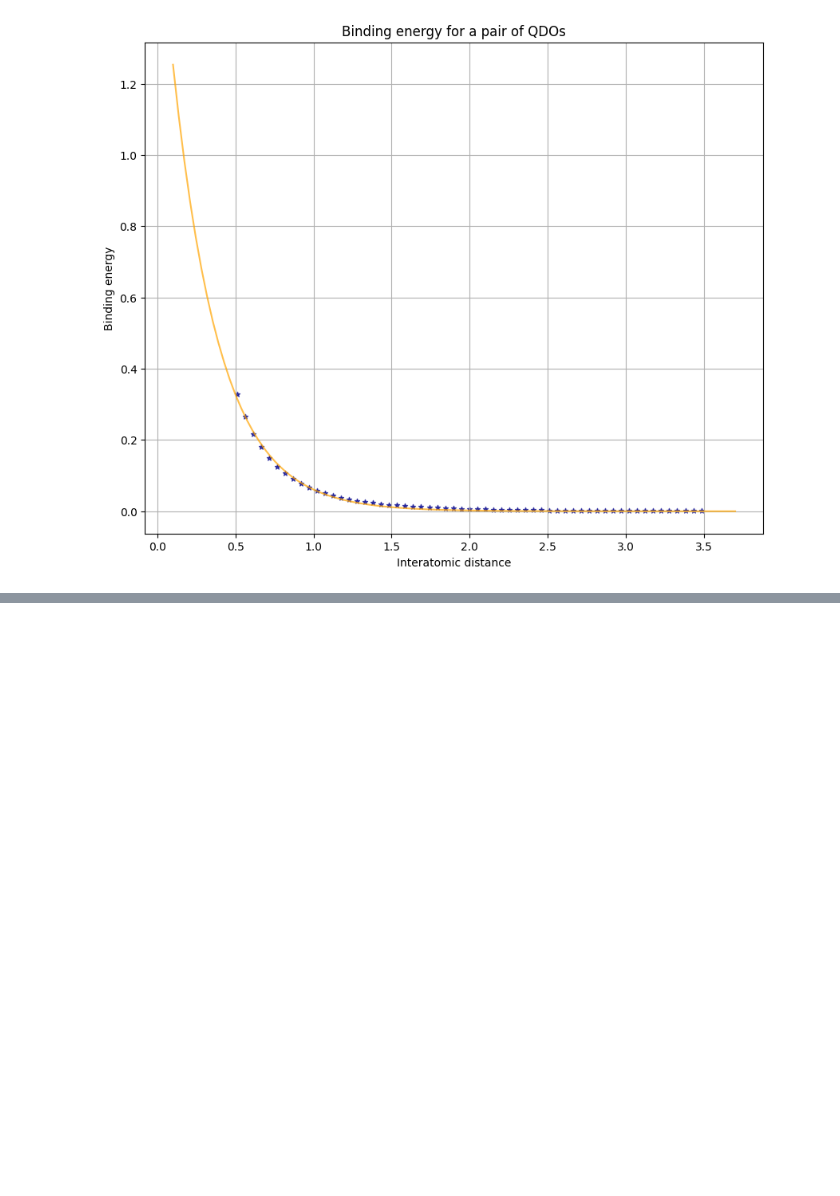
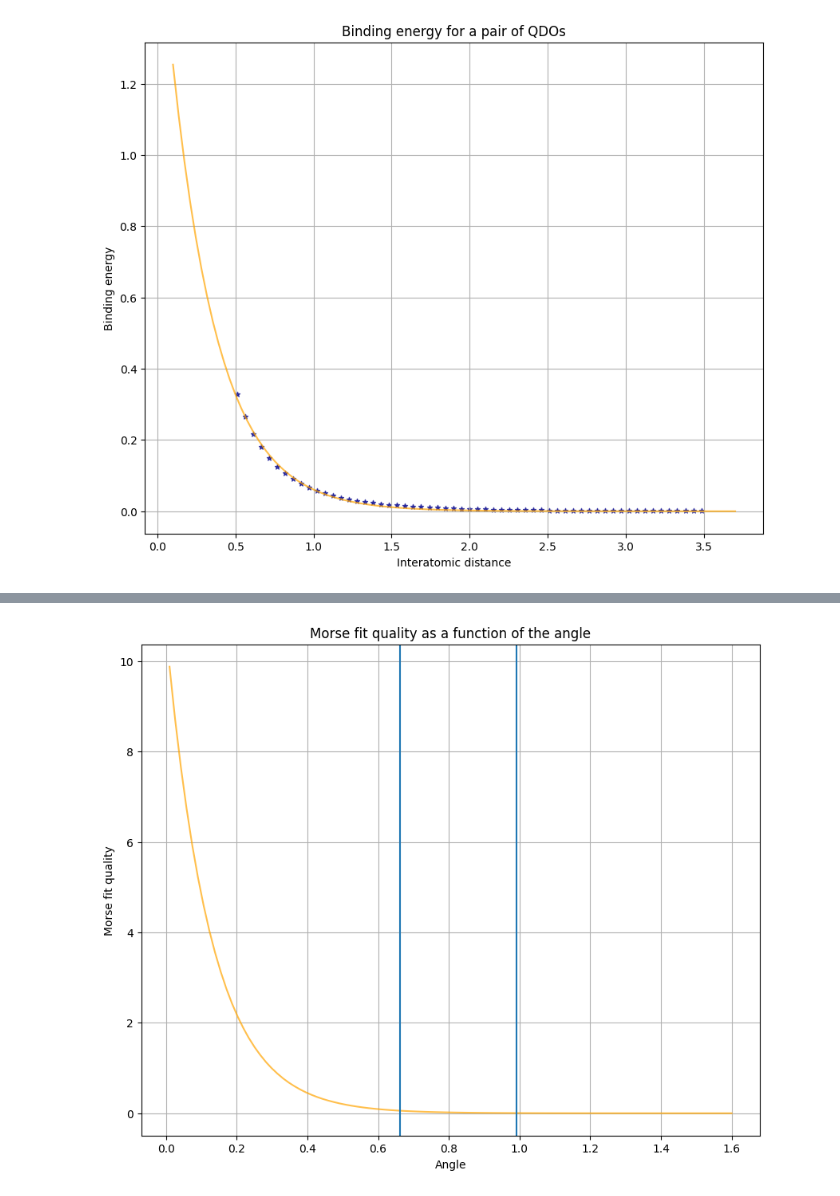
Before and after one commit to MatthieuSarkis/Long-range-intermolecular-interactions-on-a-continuous-variable-quantum-computer, a Jupyter notebook: driver.ipynb, the cells around one changed output, grey strips where cells are left out. Cells and saved outputs as stored; diff of their text form; code cells hidden in the pictures; blank space fills up the shorter version.

```diff
--- a/driver.ipynb
+++ b/driver.ipynb
@@ -429,0 +488,24 @@ plot_binding_curve(
+# %%
+def fit_morse_quality(r):
+    return 10.698201438598309/exp(7.941329322829148*r)
+# %%
+fig, axes = plt.subplots(nrows=1, ncols=1, figsize=(10, 8))
+
+axes.plot(
+    np.linspace(0.01, 1.6, 100),
+    [fit_morse_quality(r) for r in np.linspace(0.01, 1.6, 100)],
+    c='orange',
+    alpha=0.7
+)
+
+axes.axvline(x=0.6613879270715354)
+axes.axvline(x=0.992081890607303)
+
+axes.set_xlabel('Angle')
+axes.set_ylabel('Morse fit quality')
+axes.grid(True)
+axes.set_title('Morse fit quality as a function of the angle')
+plt.show()
+#plt.savefig(save_path, dpi=300, transparent=False, bbox_inches='tight')
+# %% [output]
+[figure, added]
```
Also changed, not shown: parts of 13 cells of this notebook, 2 other files.
